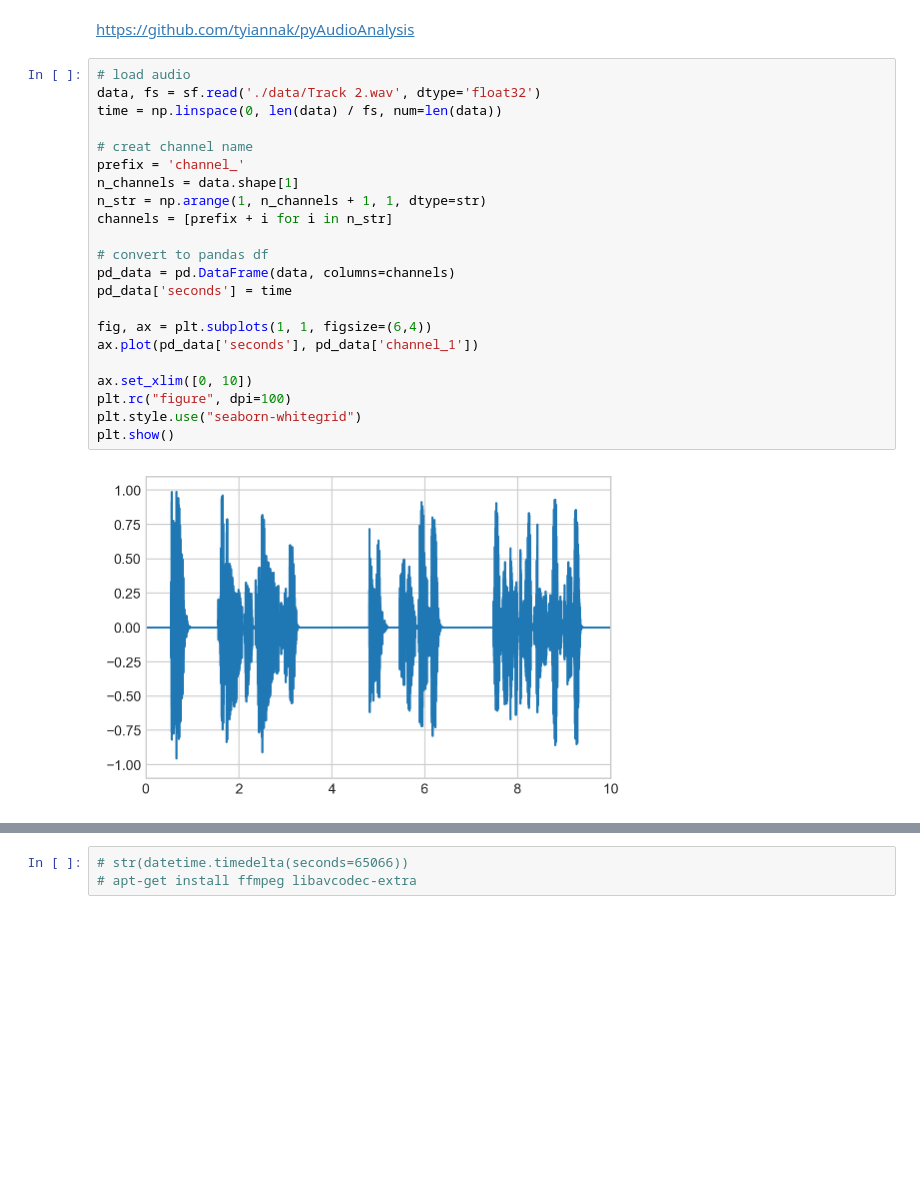
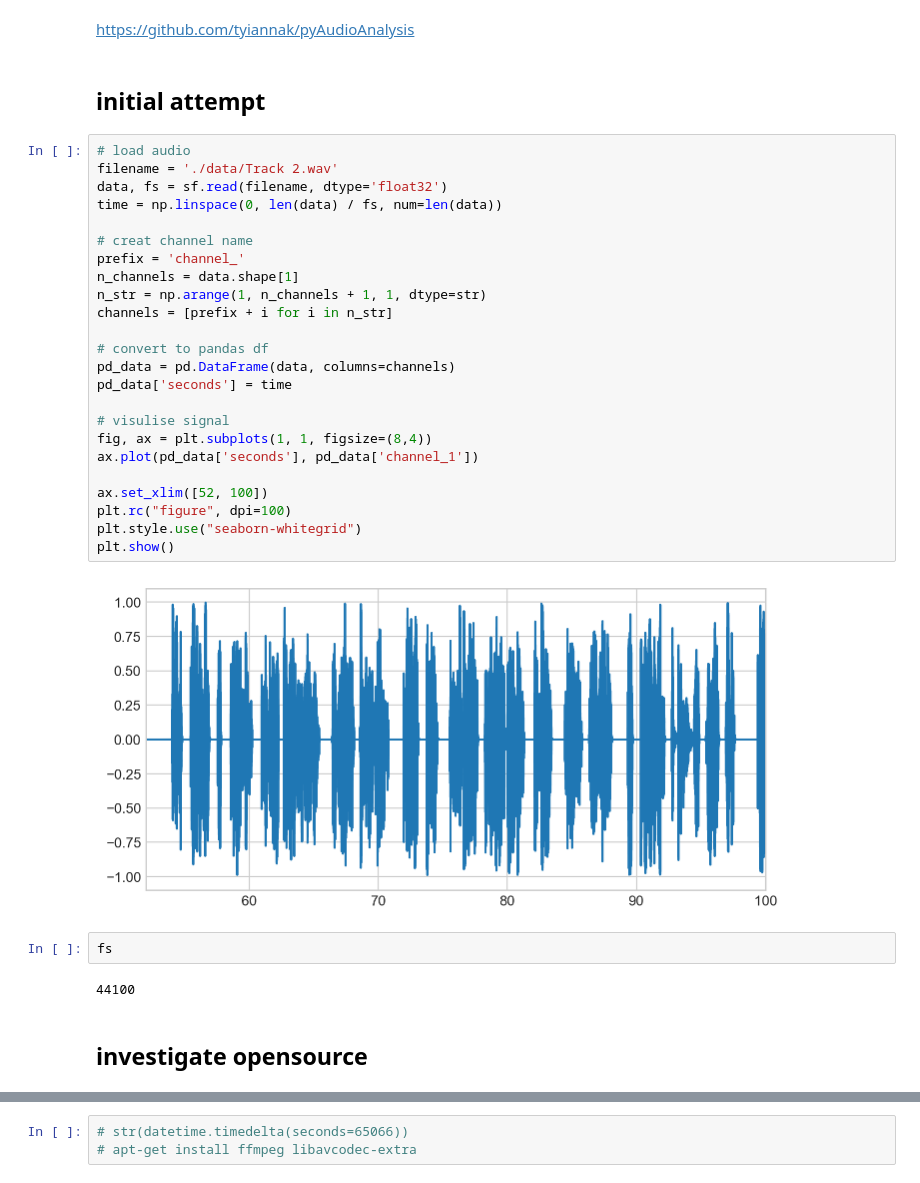
Before and after one commit to geraldgong/speech_shadowing, a Jupyter notebook: speech_shadowing.ipynb, the cells around one changed output, grey strips where cells are left out. Saved outputs shown, nothing was run; the diff lists cells and outputs as text; blank space fills up the shorter version.

```diff
--- a/speech_shadowing.ipynb
+++ b/speech_shadowing.ipynb
@@ -11,26 +20,36 @@ import datetime
 # %% [markdown]
 https://github.com/tyiannak/pyAudioAnalysis
+# %% [markdown]
+## initial attempt
 # %%
 # load audio
-data, fs = sf.read('./data/Track 2.wav', dtype='float32')
+filename = './data/Track 2.wav'
+data, fs = sf.read(filename, dtype='float32')
 time = np.linspace(0, len(data) / fs, num=len(data))
 
 # creat channel name
 prefix = 'channel_'
 n_channels = data.shape[1]
 n_str = np.arange(1, n_channels + 1, 1, dtype=str)
 channels = [prefix + i for i in n_str]
 
 # convert to pandas df
 pd_data = pd.DataFrame(data, columns=channels)
 pd_data['seconds'] = time
 
-fig, ax = plt.subplots(1, 1, figsize=(6,4))
+# visulise signal
+fig, ax = plt.subplots(1, 1, figsize=(8,4))
 ax.plot(pd_data['seconds'], pd_data['channel_1'])
 
-ax.set_xlim([0, 10])
+ax.set_xlim([52, 100])
 plt.rc("figure", dpi=100)
 plt.style.use("seaborn-whitegrid")
 plt.show()
 # %% [output]
-[figure, old version]
+[figure, new version]
+# %%
+fs
+# %% [output]
+44100
+# %% [markdown]
+## investigate opensource
```
Also changed, not shown: parts of 3 cells of this notebook, 2 other files.
